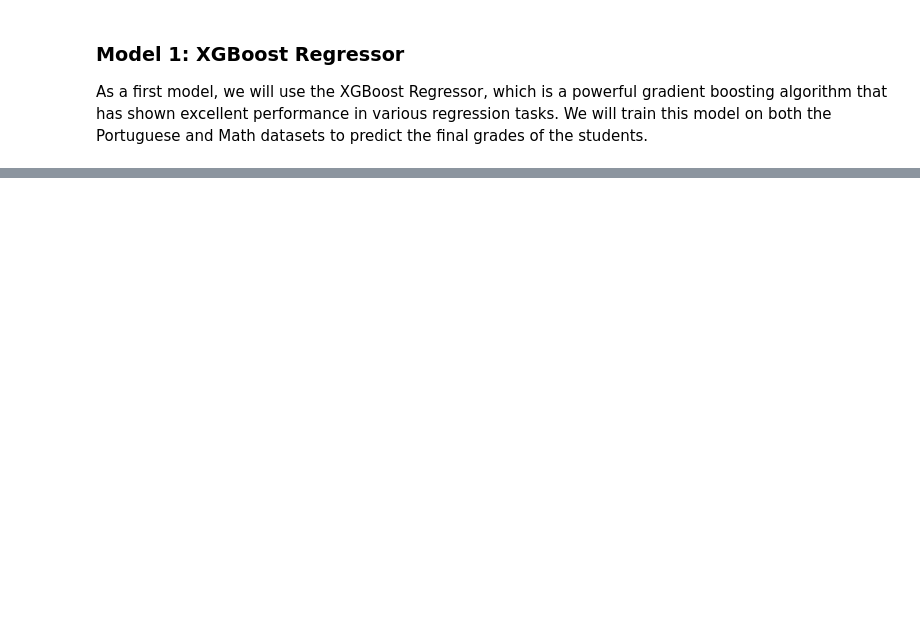
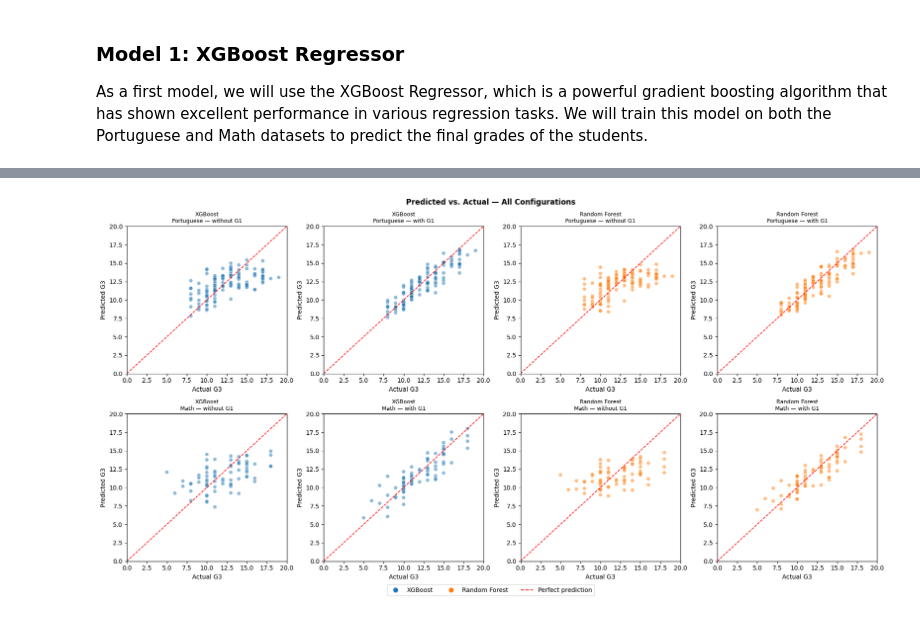
Before and after one commit to samuelburger27/Student-Performance-I, a Jupyter notebook: Project_student_performance_I.ipynb, the cells around one changed output, grey strips where cells are left out. Saved outputs shown, nothing was run; the diff lists cells and outputs as text; code cells hidden in the pictures; blank space fills up the shorter version.

```diff
--- a/Project_student_performance_I.ipynb
+++ b/Project_student_performance_I.ipynb
@@ -449,0 +711,33 @@ CV R²:         0.7886 ± 0.0448
+# %%
+palette = {"XGBoost": "#1f77b4", "Random Forest": "#ff7f0e"}
+
+fig, axes = plt.subplots(2, 4, figsize=(18, 9))
+
+for ax, (model, model_name, dataset, g1_config, df) in zip(axes.flatten(), configs_grid):
+    X = df.drop(columns=["G3"])
+    y = df["G3"]
+    _, X_test, _, y_test = train_test_split(X, y, test_size=0.2, random_state=42)
+    preds = model.predict(X_test)
+
+    subset = pd.DataFrame({"Actual G3": y_test, "Predicted G3": preds, "Model": model_name})
+    sns.scatterplot(data=subset, x="Actual G3", y="Predicted G3",
+                    hue="Model", palette=palette, alpha=0.5, ax=ax, legend=False)
+    ax.plot([0, 20], [0, 20], "r--", linewidth=1.2)
+    ax.set_title(f"{model_name}\n{dataset} — {g1_config}", fontsize=9)
+    ax.set_xlim(0, 20)
+    ax.set_ylim(0, 20)
+
+# sdílená legenda pro celý figure
+from matplotlib.lines import Line2D
+legend_elements = [
+    Line2D([0], [0], marker="o", color="w", markerfacecolor=palette["XGBoost"],       markersize=9, label="XGBoost"),
+    Line2D([0], [0], marker="o", color="w", markerfacecolor=palette["Random Forest"], markersize=9, label="Random Forest"),
+    Line2D([0], [0], color="red", linestyle="--", label="Perfect prediction"),
+]
+fig.legend(handles=legend_elements, loc="lower center", ncol=3, bbox_to_anchor=(0.5, -0.03))
+
+fig.suptitle("Predicted vs. Actual — All Configurations", fontweight="bold")
+plt.tight_layout()
+plt.show()
+# %% [output]
+[figure, added]
```
Also changed, not shown: parts of 16 cells of this notebook.
